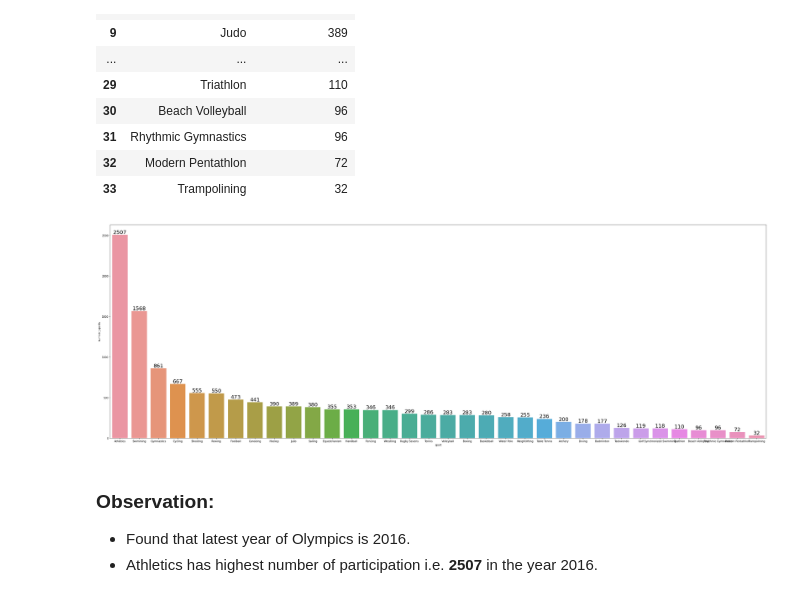
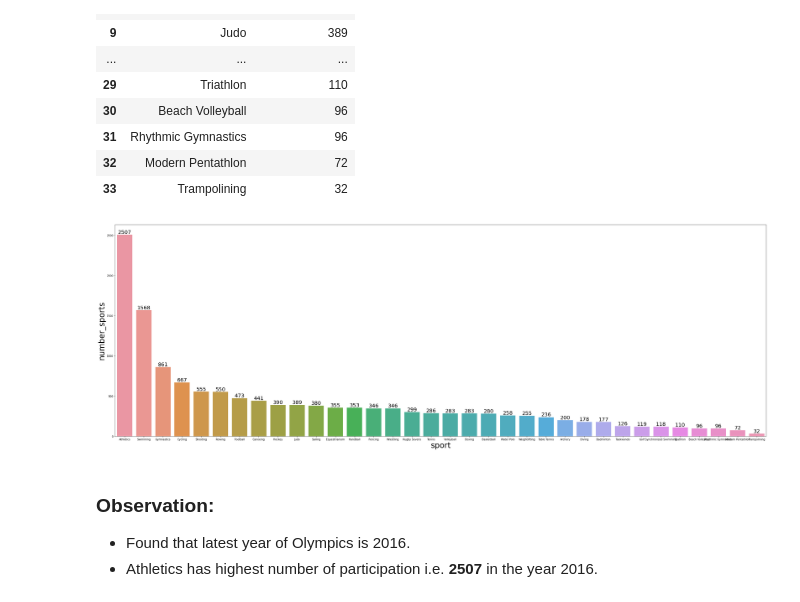
Before and after one commit to kirandhasade/Olympics_Sql_Project, a Jupyter notebook: Olympics.ipynb, the cells around one changed output. Cells and saved outputs as stored; diff of their text form; code cells hidden in the pictures.

```diff
--- a/Olympics.ipynb
+++ b/Olympics.ipynb
@@ -372,11 +384,11 @@ olympics_data
 # %%
 plt.figure(figsize=(45,15))
 ax=sns.barplot(x = 'sport', y = 'number_sports', data=olympics_data)
-plt.xlabel("sport",fontsize=20)
-plt.ylabel("number_sports",fontsize=20)
+plt.xlabel("sport",fontsize=30)
+plt.ylabel("number_sports",fontsize=30)
 ax = ax.bar_label(ax.containers[0],fontsize=20)
 # %% [output]
-[figure, old version]
+[figure, new version]
 # %%
 # plt.figure(figsize=(35,15))
 # ax=sns.countplot(x='sport',data=olympics_data,ec="black",order=olympics_data["sport"].value_counts().index)
```
Also changed, not shown: parts of 1 cell of this notebook.
